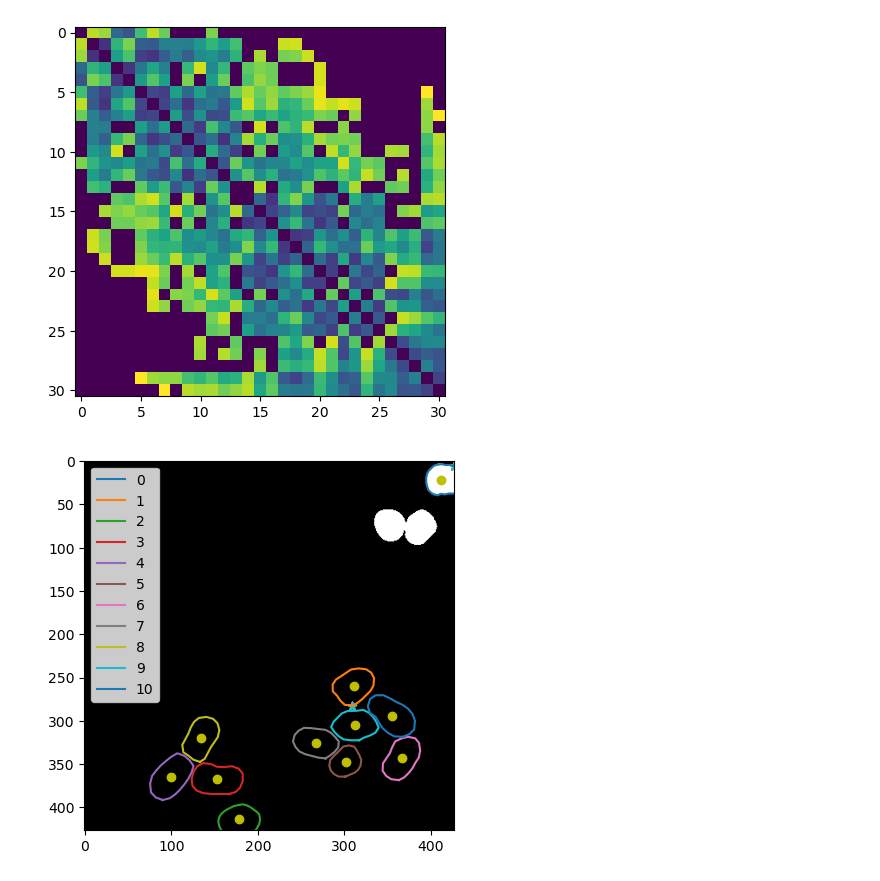
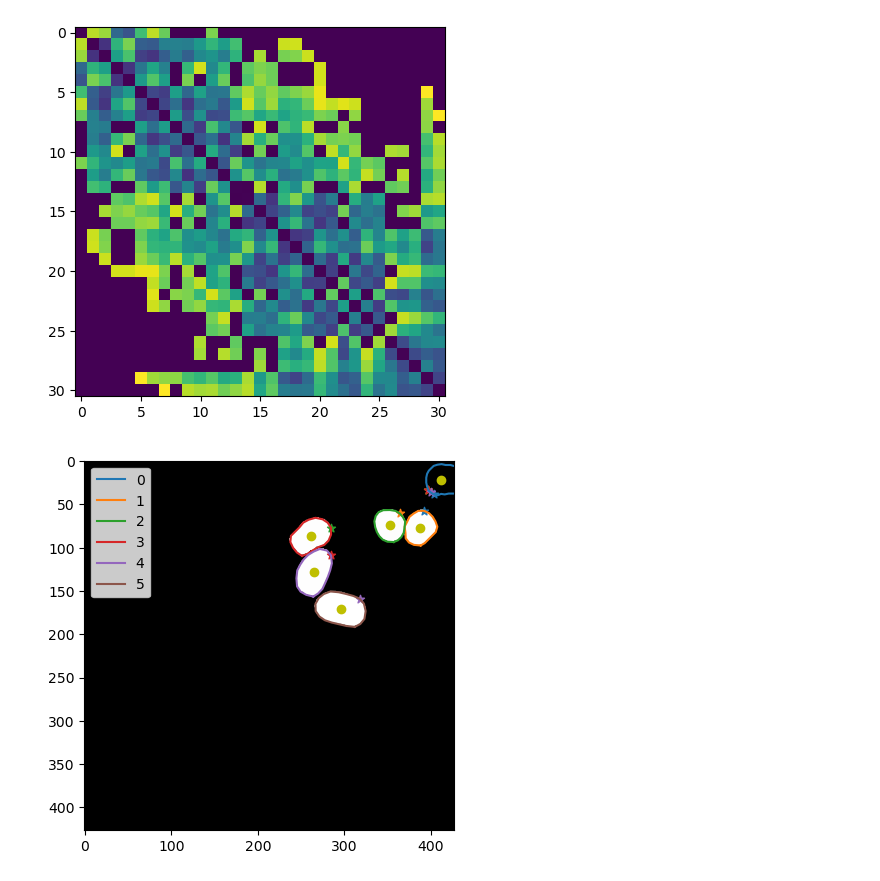
Before and after one commit to wanlanli/deepYeast, a Jupyter notebook: examples/03_quantification.ipynb, the cells around one changed output. Saved outputs shown, nothing was run; the diff lists cells and outputs as text; code cells hidden in the pictures.

```diff
--- a/examples/03_quantification.ipynb
+++ b/examples/03_quantification.ipynb
@@ -53,11 +57,10 @@ plt.imshow(data[:,:,0])
 # %%
 x_label = 1001
-y_label, t_x, t_y = mf.nearnestN(x_label, n=10)
+y_label, t_x, t_y = mf.nearnestN(x_label, n=5)
 labels = [x_label]+list(y_label)
 ct = mf.get_centers(labels).values
 ot = np.array(mf.cal_coordinates(labels))
-tip = np.array([ot[0][:,t_x], ot[1][:,t_y]])
-tip = np.array([[ot[0][:,t_x[i]], ot[1][:,t_y[i]]] for i in range(0, len(y_label))])
-plot_cells(mf.get_cells(mf.nearnest_radius(x_label, 70)), ct, ot, tip)
+tip = np.array([[ot[0][:,t_x[i]], ot[i+1][:,t_y[i]]] for i in range(0, len(y_label))])
+plot_cells(mf.get_cells(mf.get_cells(y_label)), ct, ot, tip)
 # %% [output]
-[figure, old version]
+[figure, new version]
```
Also changed, not shown: parts of 4 cells of this notebook, 4 other files.
